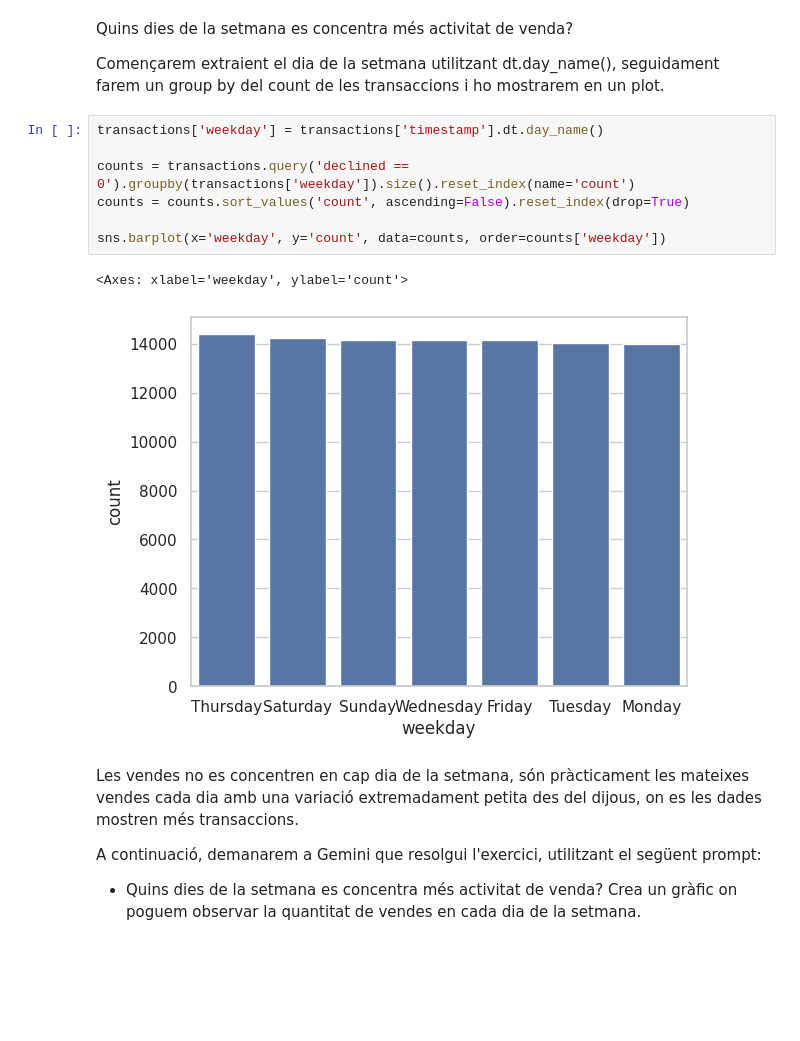
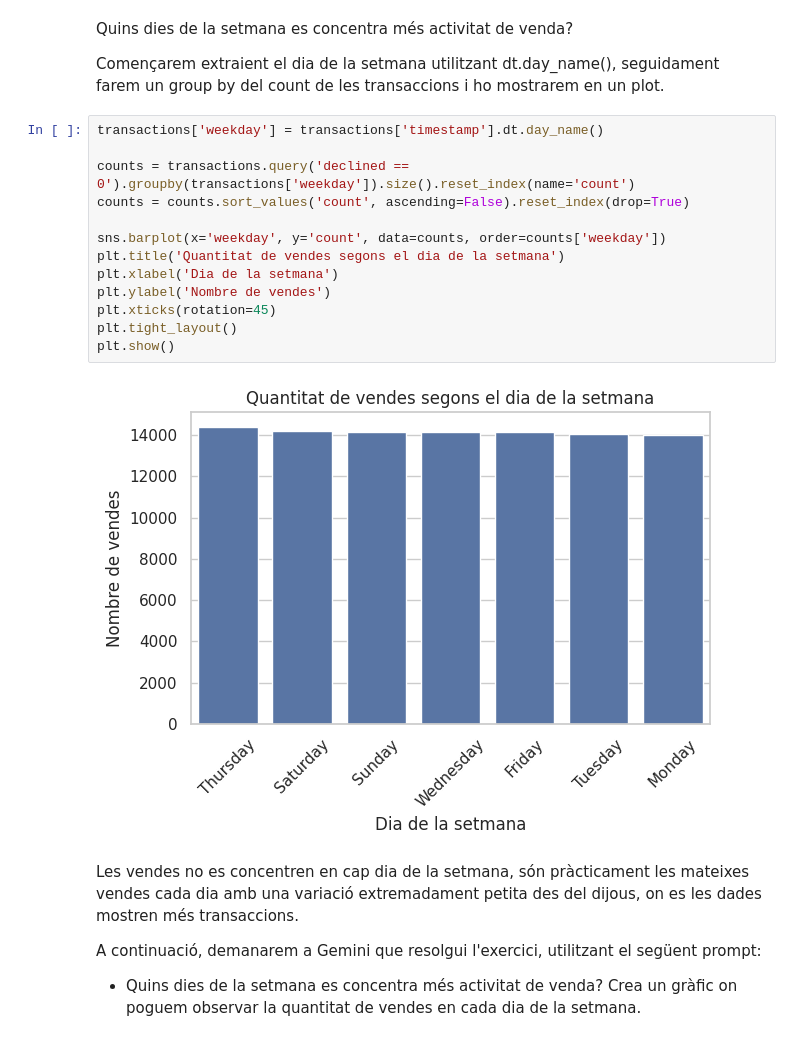
Before and after one commit to Aksce98/IT-Academy, a Jupyter notebook: Sprint_9/Sprint_9.ipynb, the cells around one changed output. Cells and saved outputs as stored; diff of their text form; blank space fills up the shorter version.

```diff
--- a/Sprint_9/Sprint_9.ipynb
+++ b/Sprint_9/Sprint_9.ipynb
@@ -73,13 +73,18 @@ Començarem extraient el dia de la setmana utilitzant dt.day_name(), seguidament
 # %%
 transactions['weekday'] = transactions['timestamp'].dt.day_name()
 
 counts = transactions.query('declined == 0').groupby(transactions['weekday']).size().reset_index(name='count')
 counts = counts.sort_values('count', ascending=False).reset_index(drop=True)
 
 sns.barplot(x='weekday', y='count', data=counts, order=counts['weekday'])
+plt.title('Quantitat de vendes segons el dia de la setmana')
+plt.xlabel('Dia de la setmana')
+plt.ylabel('Nombre de vendes')
+plt.xticks(rotation=45)
+plt.tight_layout()
+plt.show()
 # %% [output]
-<Axes: xlabel='weekday', ylabel='count'>
-[figure, old version]
+[figure, new version]
 # %% [markdown]
 Les vendes no es concentren en cap dia de la setmana, són pràcticament les mateixes vendes cada dia amb una variació extremadament petita des del dijous, on es les dades mostren més transaccions.
 
```
